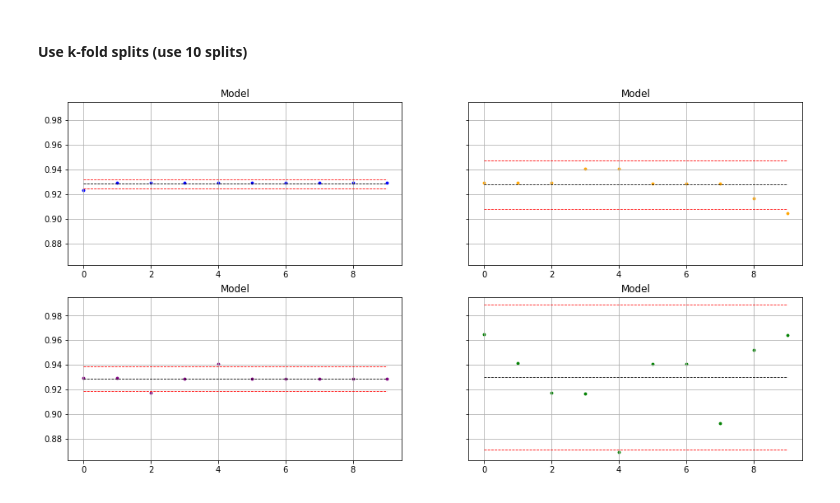
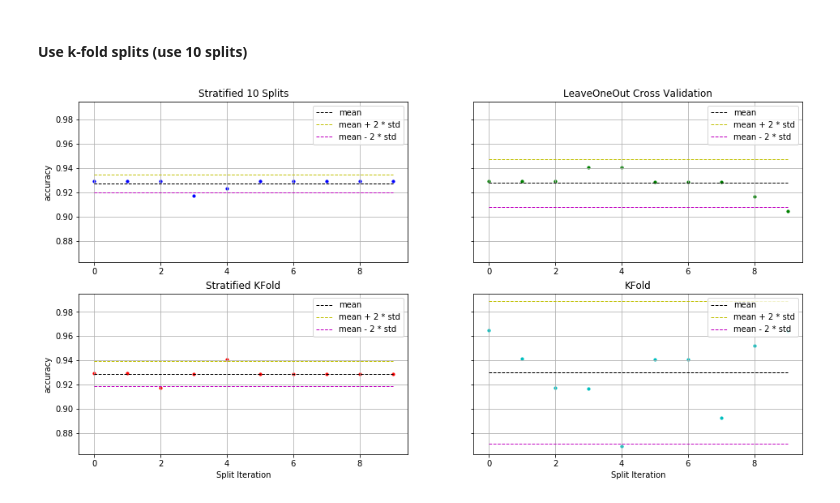
Before and after one commit to calldrj/NSF.Summer.2020, a Jupyter notebook: HW_11.ipynb, the cells around one changed output. Cells and saved outputs as stored; diff of their text form; code cells hidden in the pictures.

```diff
--- a/HW_11.ipynb
+++ b/HW_11.ipynb
@@ -307,23 +307,40 @@ for train_idx, test_idx in splits:
 # %%
 x_plot = np.arange(n_folds)
 fig, axes = plt.subplots(nrows=2, ncols=2, sharey=True)
-colors = ['blue', 'orange', 'purple', 'green', 'black', 'red']
+
 acc_set = [acc_list, cv_acc_list, skf_acc_list, kf_acc_list]
+
+titles = ['Stratified 10 Splits',
+          'LeaveOneOut Cross Validation',
+          'Stratified KFold',
+          'KFold']
+
+colors = ['b', 'g', 'r', 'c', 'm', 'y', 'k']
 
 fig.set_size_inches(16, 8)
 for k in range(4):
     ax = axes[k // 2][k % 2]
     mean = np.mean(acc_set[k])
     std = np.std(acc_set[k])
     upper, lower = mean + 2 * std, mean - 2 * std
 
-    ax.scatter(x_plot, acc_set[k], color=colors[k], s=8)
-    ax.plot([0, n_folds - 1], [mean, mean],   colors[-2], linewidth=.8, linestyle='--')
-    ax.plot([0, n_folds - 1], [upper, upper], colors[-1], linewidth=.8, linestyle='--')
-    ax.plot([0, n_folds - 1], [lower, lower], colors[-1], linewidth=.8, linestyle='--')
-    ax.set_title('Stratified 10 ')
+    ax.scatter(x_plot, acc_set[k], color=colors[k], s=10)
+    ax.plot([0, n_folds - 1], [mean, mean],   colors[-1],
+            linewidth=1, linestyle='--', label='mean')
+    ax.plot([0, n_folds - 1], [upper, upper], colors[-2],
+            linewidth=1, linestyle='--', label='mean + 2 * std')
+    ax.plot([0, n_folds - 1], [lower, lower], colors[-3],
+            linewidth=1, linestyle='--', label='mean - 2 * std')
+    ax.set_title(titles[k])
+
+    if k // 2:
+        ax.set_xlabel('Split Iteration')
+    if k % 2 == 0:
+        ax.set_ylabel('accuracy')
+
     ax.grid()
+    ax.legend(loc='upper right')
 
 plt.show()
 # %% [output]
-[figure, old version]
+[figure, new version]
```
Also changed, not shown: parts of 7 cells of this notebook.
